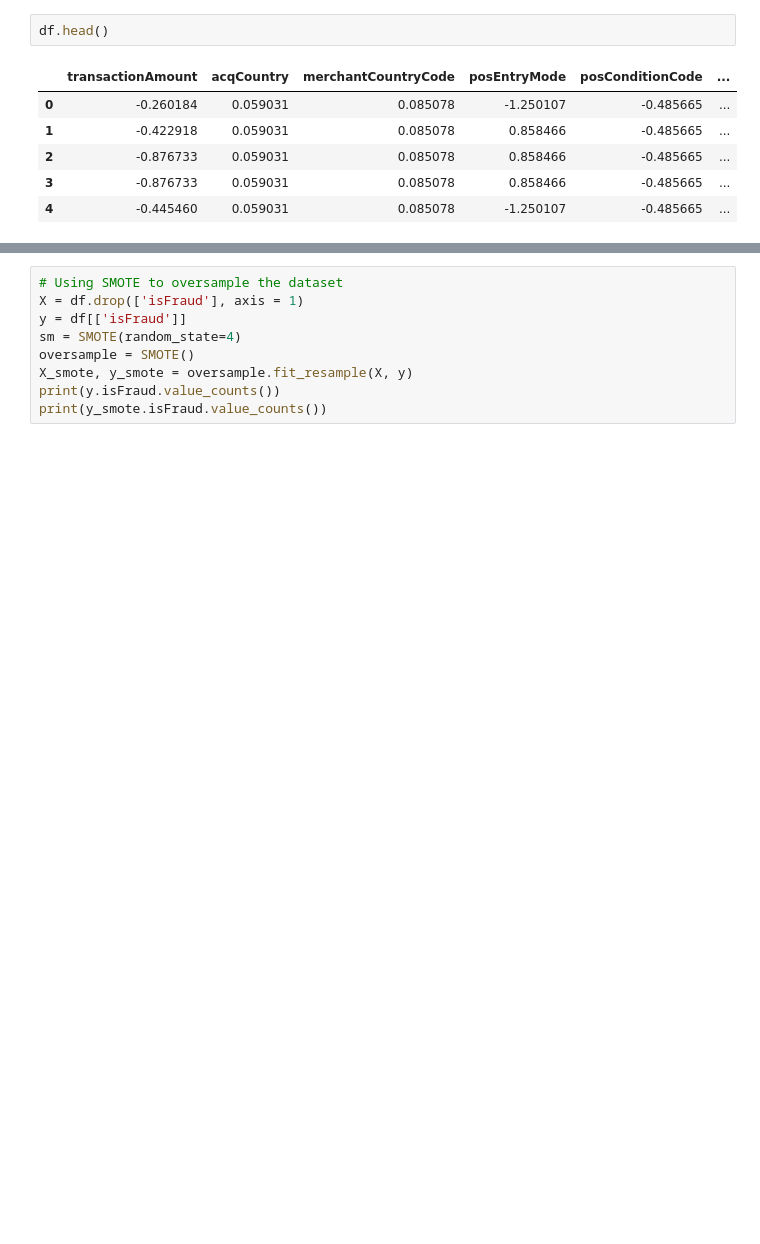
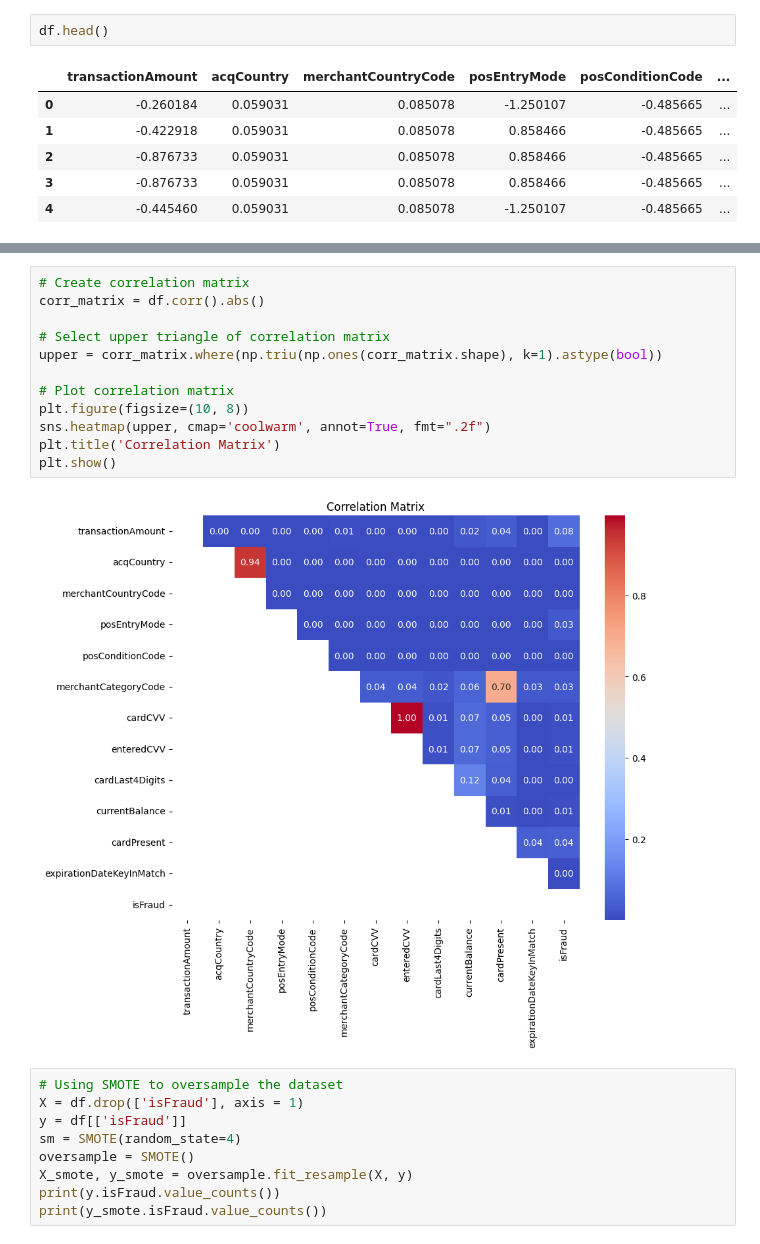
Before and after one commit to kehinde-elelu/capitalOne, a Jupyter notebook: 05_model.ipynb, the cells around one changed output, grey strips where cells are left out. Cells and saved outputs as stored; diff of their text form; blank space fills up the shorter version.

```diff
--- a/05_model.ipynb
+++ b/05_model.ipynb
@@ -131,6 +114,20 @@ upper
 | cardPresent | NaN | NaN | NaN | NaN | NaN | ... |
 | expirationDateKeyInMatch | NaN | NaN | NaN | NaN | NaN | ... |
 | isFraud | NaN | NaN | NaN | NaN | NaN | ... |
+# %%
+# Create correlation matrix
+corr_matrix = df.corr().abs()
+
+# Select upper triangle of correlation matrix
+upper = corr_matrix.where(np.triu(np.ones(corr_matrix.shape), k=1).astype(bool))
+
+# Plot correlation matrix
+plt.figure(figsize=(10, 8))
+sns.heatmap(upper, cmap='coolwarm', annot=True, fmt=".2f")
+plt.title('Correlation Matrix')
+plt.show()
+# %% [output]
+[figure, added]
 # %%
 # Using SMOTE to oversample the dataset
 X = df.drop(['isFraud'], axis = 1)
```
Also changed, not shown: parts of 9 cells of this notebook, 3 other files.
